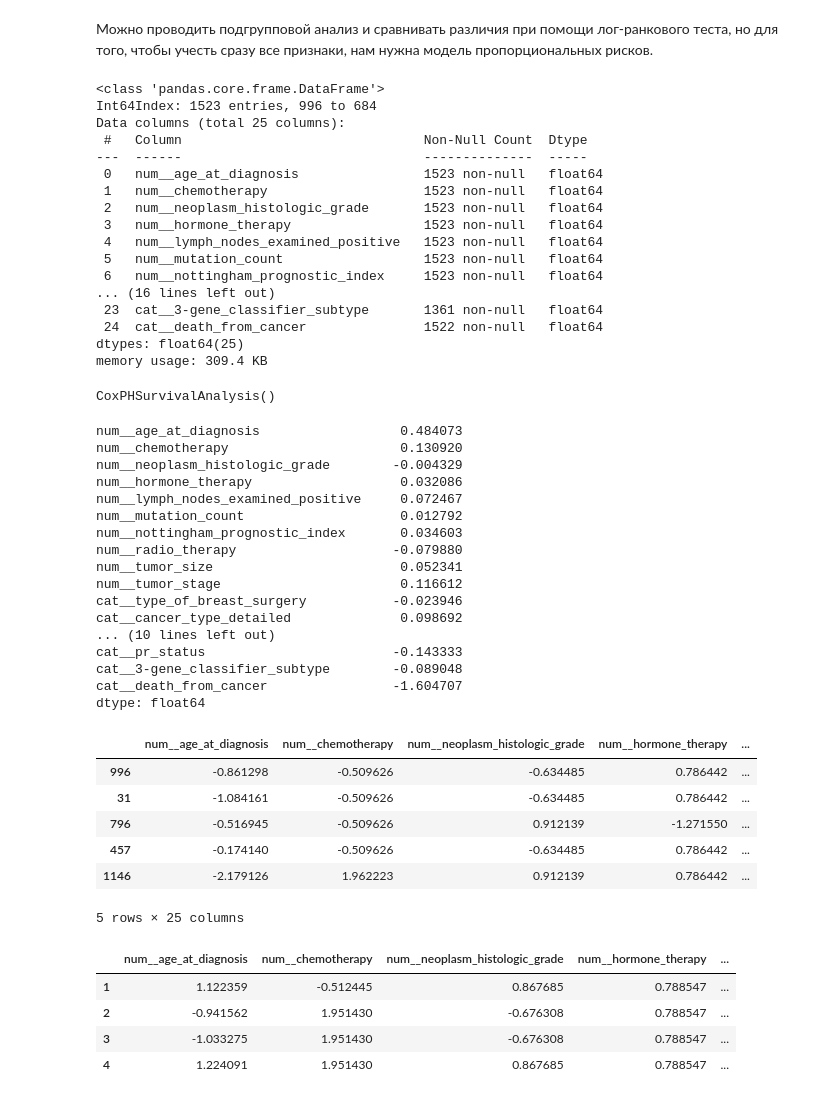
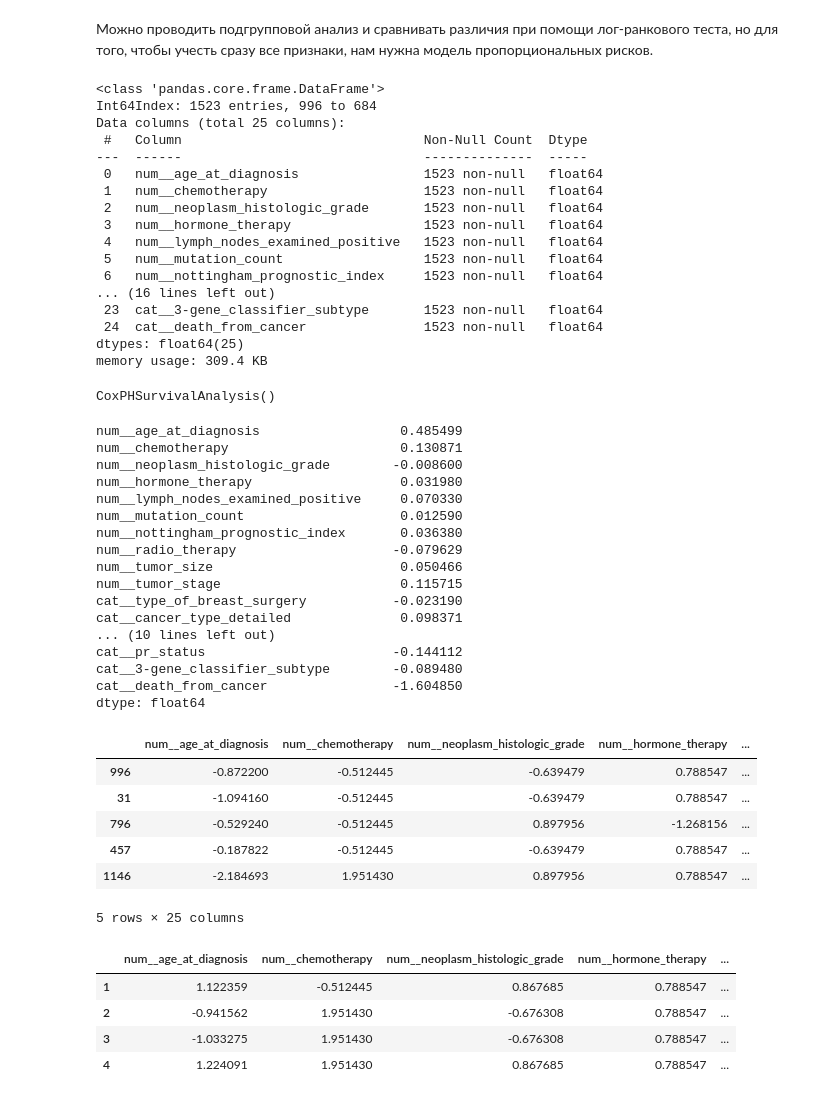
Before and after one commit to Stebunova/Metabric, a Jupyter notebook: Metabric_TrainTest_KM.ipynb, the cells around one changed output. Saved outputs shown, nothing was run; the diff lists cells and outputs as text; code cells hidden in the pictures.

```diff
--- a/Metabric_TrainTest_KM.ipynb
+++ b/Metabric_TrainTest_KM.ipynb
@@ -181,7 +177,7 @@ preprocessor = ColumnTransformer(
     ], remainder='passthrough')
 # %%
 preprocessor.set_output(transform='pandas')
-X_pandas = preprocessor.fit_transform(X_train)
+X_pandas = preprocessor.fit_transform(X)
 X_pandas
 # %% [output]
 |  | num__age_at_diagnosis | num__chemotherapy | num__neoplasm_histologic_grade | num__hormone_therapy | ... |
@@ -200,3 +196,7 @@ X_pandas
+# %%
+X_train, X_test, struct_y_train, struct_y_test = train_test_split(X_pandas, struct_y,
+                                                                train_size=0.8, test_size=0.2,
+                                                                random_state=0)
 # %% [markdown]
 Построим кривую КМ
 # %%
@@ -239,7 +239,7 @@ plt.legend(loc="best")
 Можно проводить подгрупповой анализ и сравнивать различия при помощи лог-ранкового теста, но
 для того, чтобы учесть сразу все признаки, нам нужна модель пропорциональных рисков.
 # %%
-X_pandas.info()
+X_train.info()
 # %% [output]
 <class 'pandas.core.frame.DataFrame'>
 Int64Index: 1523 entries, 996 to 684
@@ -254,9 +254,9 @@ Data columns (total 25 columns):
  5   num__mutation_count                  1523 non-null   float64
  6   num__nottingham_prognostic_index     1523 non-null   float64
 ... (16 lines left out)
- 23  cat__3-gene_classifier_subtype       1361 non-null   float64
- 24  cat__death_from_cancer               1522 non-null   float64
+ 23  cat__3-gene_classifier_subtype       1523 non-null   float64
+ 24  cat__death_from_cancer               1523 non-null   float64
 dtypes: float64(25)
 memory usage: 309.4 KB
 # %%
-X_pandas = X_pandas.fillna(X_pandas.median())
+X_train = X_train.fillna(X_train.median())
@@ -267,39 +269,39 @@ from sksurv.linear_model import CoxPHSurvivalAnalysis
 set_config(display="text")  # displays text representation of estimators
 
 estimator = CoxPHSurvivalAnalysis()
-estimator.fit(X_pandas, struct_y_train)
+estimator.fit(X_train, struct_y_train)
 CoxPHSurvivalAnalysis()
 # %% [output]
 CoxPHSurvivalAnalysis()
 # %%
-pd.Series(estimator.coef_, index=X_pandas.columns)
+pd.Series(estimator.coef_, index=X_train.columns)
 # %% [output]
-num__age_at_diagnosis                  0.484073
-num__chemotherapy                      0.130920
-num__neoplasm_histologic_grade        -0.004329
-num__hormone_therapy                   0.032086
-num__lymph_nodes_examined_positive     0.072467
-num__mutation_count                    0.012792
-num__nottingham_prognostic_index       0.034603
-num__radio_therapy                    -0.079880
-num__tumor_size                        0.052341
-num__tumor_stage                       0.116612
-cat__type_of_breast_surgery           -0.023946
-cat__cancer_type_detailed              0.098692
+num__age_at_diagnosis                  0.485499
+num__chemotherapy                      0.130871
+num__neoplasm_histologic_grade        -0.008600
+num__hormone_therapy                   0.031980
+num__lymph_nodes_examined_positive     0.070330
+num__mutation_count                    0.012590
+num__nottingham_prognostic_index       0.036380
+num__radio_therapy                    -0.079629
+num__tumor_size                        0.050466
+num__tumor_stage                       0.115715
+cat__type_of_breast_surgery           -0.023190
+cat__cancer_type_detailed              0.098371
 ... (10 lines left out)
-cat__pr_status                        -0.143333
-cat__3-gene_classifier_subtype        -0.089048
-cat__death_from_cancer                -1.604707
+cat__pr_status                        -0.144112
+cat__3-gene_classifier_subtype        -0.089480
+cat__death_from_cancer                -1.604850
 dtype: float64
 # %%
-X_pandas.head(5)
+X_train.head(5)
 # %% [output]
 |  | num__age_at_diagnosis | num__chemotherapy | num__neoplasm_histologic_grade | num__hormone_therapy | ... |
-| 996 | -0.861298 | -0.509626 | -0.634485 | 0.786442 | ... |
-| 31 | -1.084161 | -0.509626 | -0.634485 | 0.786442 | ... |
-| 796 | -0.516945 | -0.509626 | 0.912139 | -1.271550 | ... |
-| 457 | -0.174140 | -0.509626 | -0.634485 | 0.786442 | ... |
-| 1146 | -2.179126 | 1.962223 | 0.912139 | 0.786442 | ... |
+| 996 | -0.872200 | -0.512445 | -0.639479 | 0.788547 | ... |
+| 31 | -1.094160 | -0.512445 | -0.639479 | 0.788547 | ... |
+| 796 | -0.529240 | -0.512445 | 0.897956 | -1.268156 | ... |
+| 457 | -0.187822 | -0.512445 | -0.639479 | 0.788547 | ... |
+| 1146 | -2.184693 | 1.951430 | 0.897956 | 0.788547 | ... |
 5 rows × 25 columns
 # %%
 KM_pred = pd.DataFrame.from_dict({
```
Also changed, not shown: parts of 27 cells of this notebook.
